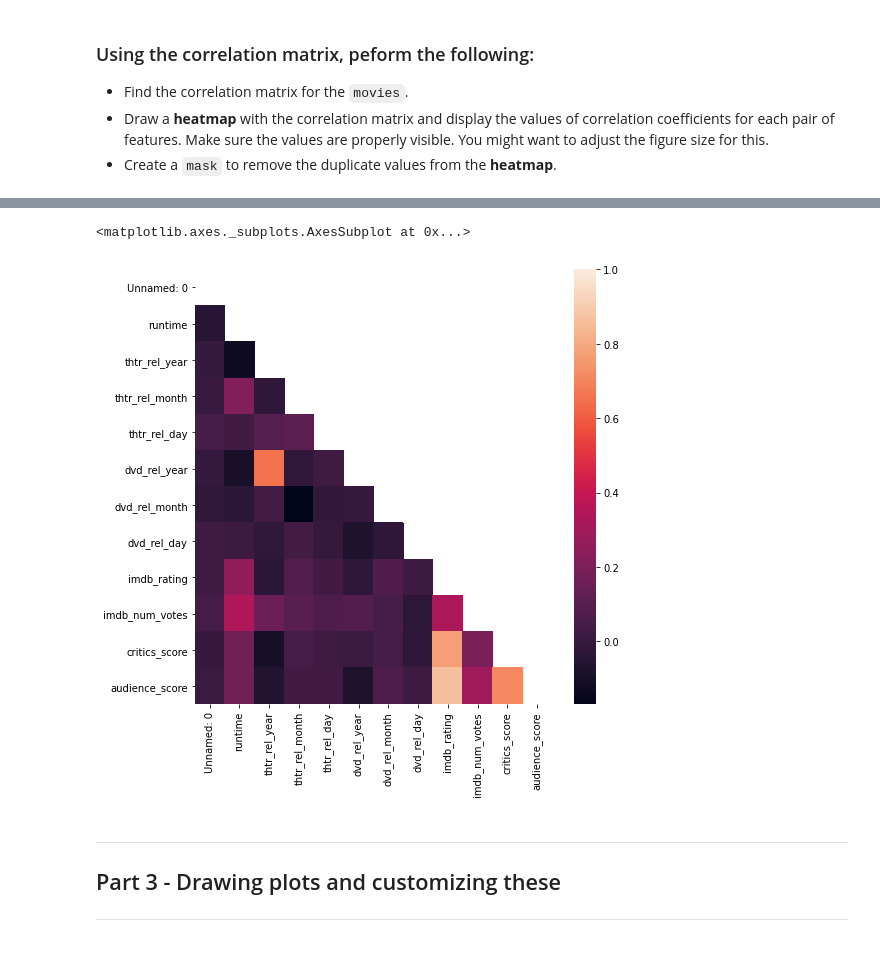
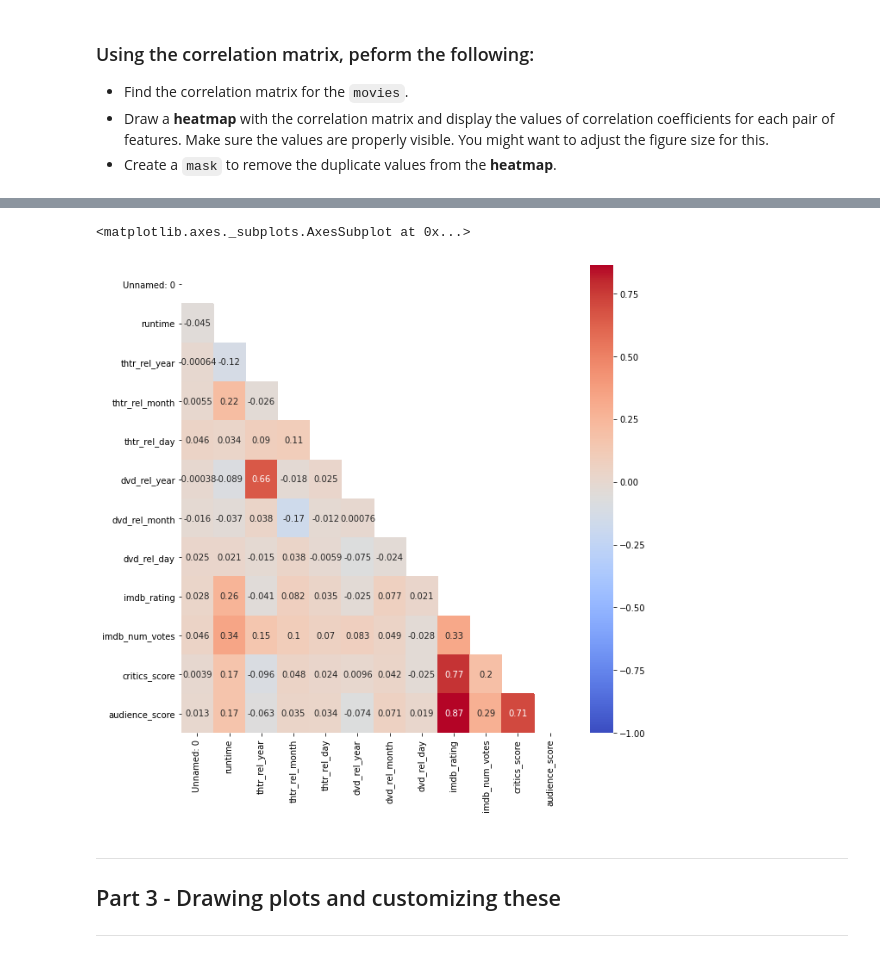
Before and after one commit to NehaNeha417/DS_SHALA, a Jupyter notebook: Final Assignment-3(colab)-DS.ipynb, the cells around one changed output, grey strips where cells are left out. Cells and saved outputs as stored; diff of their text form; code cells hidden in the pictures.

```diff
--- a/Final Assignment-3(colab)-DS.ipynb
+++ b/Final Assignment-3(colab)-DS.ipynb
@@ -94,12 +94,12 @@ sns.heatmap(corr)
 # %%
 # Creating a mask for removing duplicates
-plt.figure(figsize=(8,8))
+plt.figure(figsize=(10,10))
 mask= np.zeros_like(corr)
 mask[np.triu_indices_from(mask)]= True
-sns.heatmap(corr,mask=mask)
+sns.heatmap(corr,mask=mask,annot = True,cmap='coolwarm',vmin=-1)         #annnot= to print values of correlation
 # %% [output]
 <matplotlib.axes._subplots.AxesSubplot at 0x...>
-[figure, old version]
+[figure, new version]
 # %% [markdown]
 ---
 ## Part 3 - Drawing plots and customizing these
```
Also changed, not shown: parts of 5 cells of this notebook.
